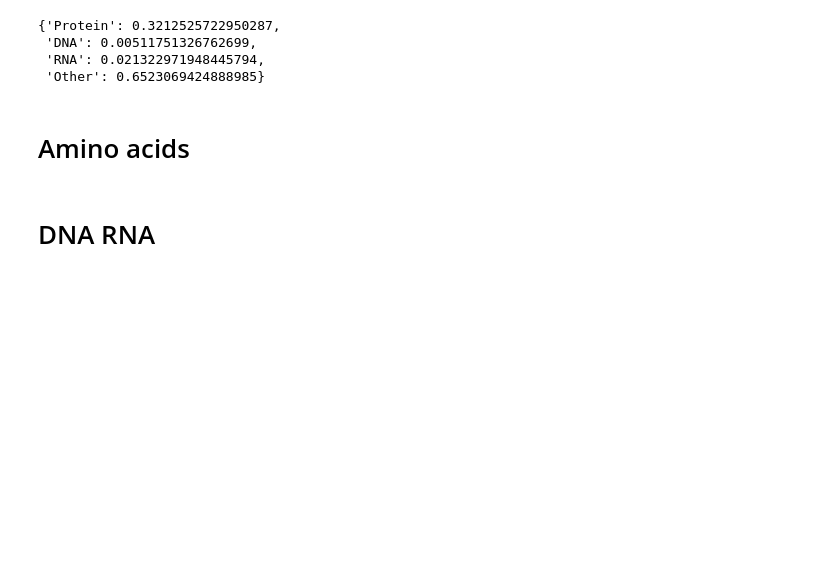
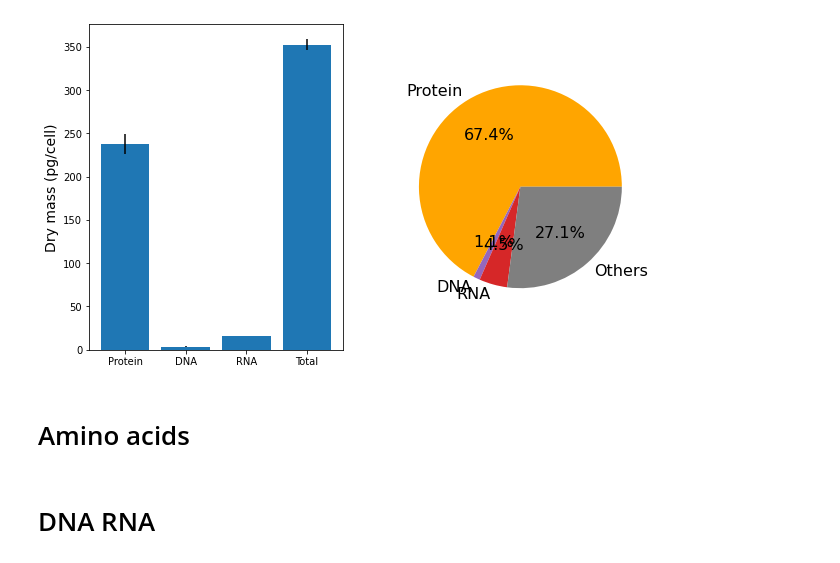
Before and after one commit to SizheQiu/PigGEM2025, a Jupyter notebook: code/BiomassApprox.ipynb, the cells around one changed output. Saved outputs shown, nothing was run; the diff lists cells and outputs as text; code cells hidden in the pictures; blank space fills up the shorter version.

Commit message:
update_biomass_composition_07072025

```diff
--- a/code/BiomassApprox.ipynb
+++ b/code/BiomassApprox.ipynb
@@ -7,14 +7,17 @@ import pandas as pd
 import requests
 from matplotlib import pyplot as plt
 # %%
-biomass = {'Protein':237.29/738.64,'DNA':3.78/738.64,'RNA':15.75/738.64}
-biomass['Other'] = 1-sum(biomass.values())
-biomass
+Biomass = pd.read_csv('../data/exp_data/Biomass.csv')
-# %% [output]
-{'Protein': 0.3212525722950287,
- 'DNA': 0.00511751326762699,
- 'RNA': 0.021322971948445794,
- 'Other': 0.6523069424888985}
+# %%
+fig, axs = plt.subplots(1,2,figsize=(10,6))
+axs[0].bar(Biomass.Component,Biomass.mass_avg,yerr=Biomass.mass_std)
+axs[0].set_ylabel('Dry mass (pg/cell)',fontsize=14)
+mass_frac=list(np.array(Biomass.mass_avg)/max(Biomass.mass_avg))[:-1]
+mass_frac.append(1-sum(mass_frac))
+axs[1].pie(mass_frac,labels=['Protein','DNA','RNA','Others'],autopct='%1.1f%%',textprops={'fontsize': 16},
+          colors=['orange','tab:purple','tab:red','tab:grey']);
+# %% [output]
+[figure, added]
 # %% [markdown]
 # Amino acids
 # %%
```
Also changed, not shown: parts of 2 cells of this notebook, 1 other file.
